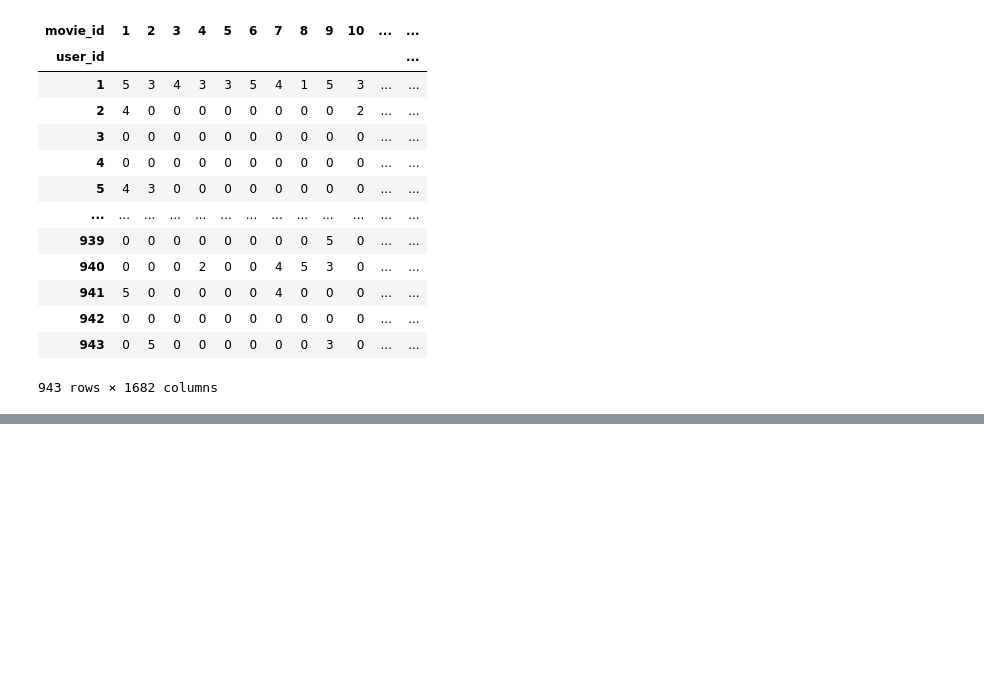
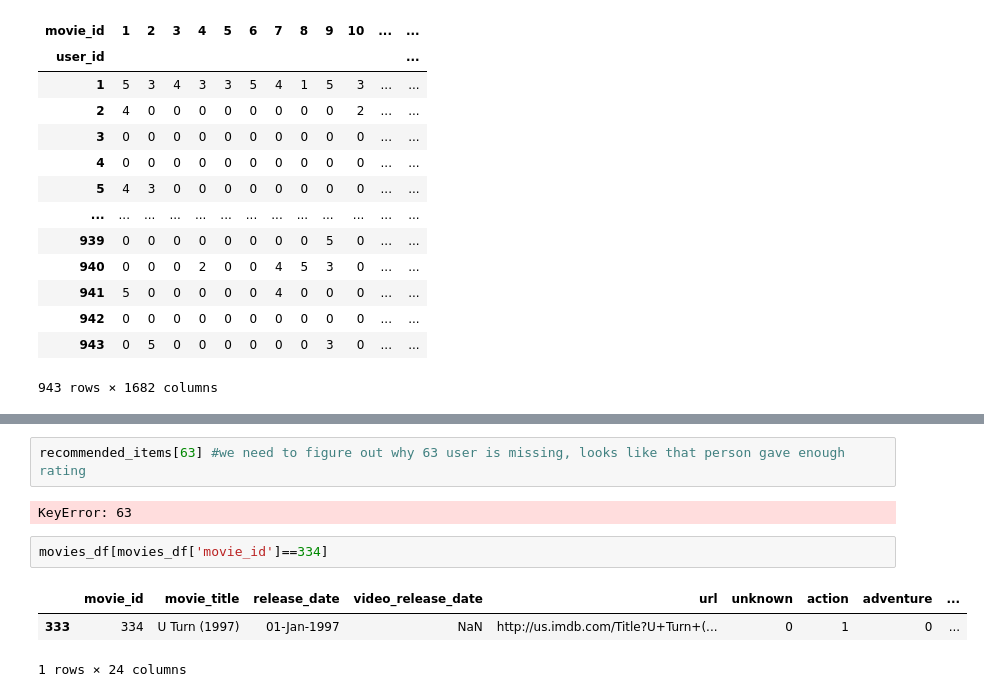
Before and after one commit to TanusreeDas/machine-learning-with-python, a Jupyter notebook: notebooks/collaborative_recommender_system-movies.ipynb, the cells around one changed output, grey strips where cells are left out. Drawn from its saved outputs; the diff is of its cells as text; blank space fills up the shorter version.

Commit message:
collaborative_recommender_model_implementation
need more changes, will check tomorrow

```diff
--- a/notebooks/collaborative_recommender_system-movies.ipynb
+++ b/notebooks/collaborative_recommender_system-movies.ipynb
@@ -548,0 +672,10 @@ plt.show()
+# %%
+recommended_items[63] #we need to figure out why 63 user is missing, looks like that person gave enough rating
+# %% [output]
+KeyError: 63
+# %%
+movies_df[movies_df['movie_id']==334]
+# %% [output]
+|  | movie_id | movie_title | release_date | video_release_date | url | unknown | action | adventure | ... |
+| 333 | 334 | U Turn (1997) | 01-Jan-1997 | NaN | http://us.imdb.com/Title?U+Turn+(... | 0 | 1 | 0 | ... |
+1 rows × 24 columns
```
Also changed, not shown: parts of 103 cells of this notebook.
